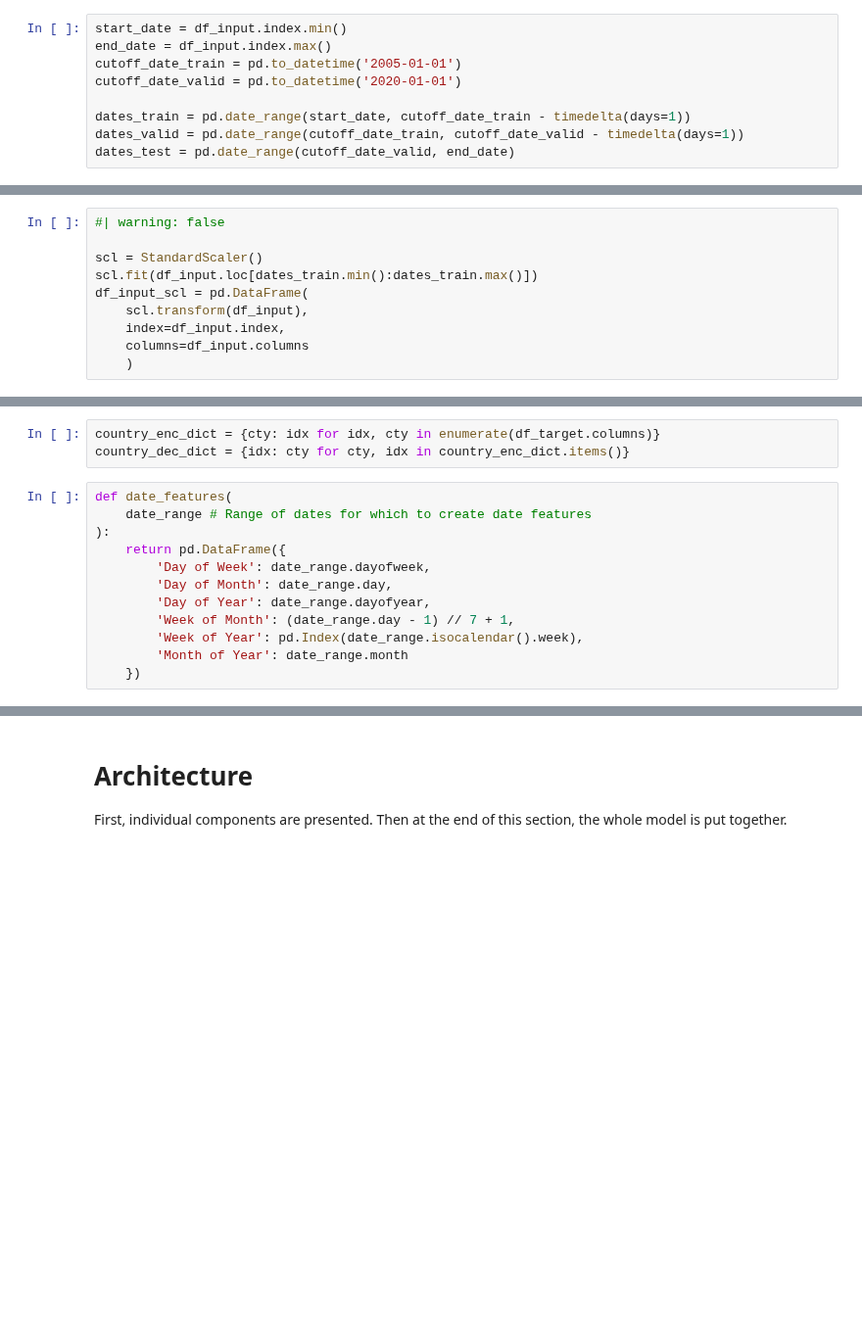
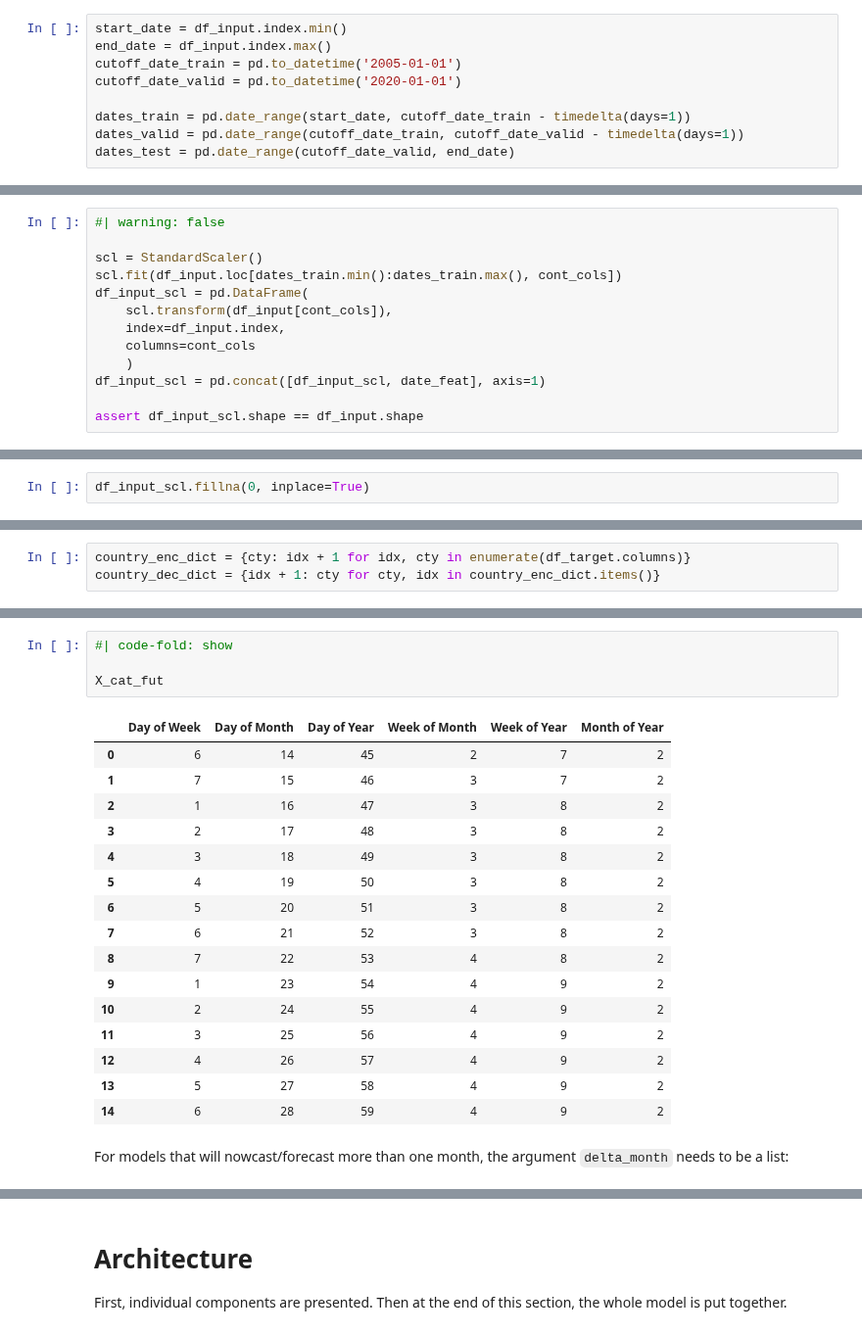
Before and after one commit to dkgaraujo/TemporalFusionTransformers, a Jupyter notebook: temporal_fusion_transformers.ipynb, the cells around one changed output, grey strips where cells are left out. Shown at 98% size. Cells and saved outputs as stored; diff of their text form; blank space fills up the shorter version.

Commit message:
Improvements to data input

```diff
--- a/temporal_fusion_transformers.ipynb
+++ b/temporal_fusion_transformers.ipynb
@@ -126,9 +218,12 @@ The target series will not be scaled because it is already a small number close
 #| warning: false
 
 scl = StandardScaler()
-scl.fit(df_input.loc[dates_train.min():dates_train.max()])
+scl.fit(df_input.loc[dates_train.min():dates_train.max(), cont_cols])
 df_input_scl = pd.DataFrame(
-    scl.transform(df_input),
+    scl.transform(df_input[cont_cols]),
     index=df_input.index,
-    columns=df_input.columns
+    columns=cont_cols
     )
+df_input_scl = pd.concat([df_input_scl, date_feat], axis=1)
+
+assert df_input_scl.shape == df_input.shape
@@ -135 +256,3 @@ df_input_scl = pd.DataFrame(
+# %%
+df_input_scl.fillna(0, inplace=True)
 # %% [markdown]
@@ -147,15 +278,3 @@ On the known future inputs: those will be essentially the categorical date featu
 # %%
-country_enc_dict = {cty: idx for idx, cty in enumerate(df_target.columns)}
-country_dec_dict = {idx: cty for cty, idx in country_enc_dict.items()}
+country_enc_dict = {cty: idx + 1 for idx, cty in enumerate(df_target.columns)}
+country_dec_dict = {idx + 1: cty for cty, idx in country_enc_dict.items()}
-# %%
-def date_features(
-    date_range # Range of dates for which to create date features
-):
-    return pd.DataFrame({
-        'Day of Week': date_range.dayofweek,
-        'Day of Month': date_range.day,
-        'Day of Year': date_range.dayofyear,
-        'Week of Month': (date_range.day - 1) // 7 + 1,
-        'Week of Year': pd.Index(date_range.isocalendar().week),
-        'Month of Year': date_range.month
-    })
@@ -243,0 +372,23 @@ The function `sample_batch` creates one batch of sampled data. Within the same b
+# %%
+#| code-fold: show
+
+X_cat_fut
+# %% [output]
+|  | Day of Week | Day of Month | Day of Year | Week of Month | Week of Year | Month of Year |
+| 0 | 6 | 14 | 45 | 2 | 7 | 2 |
+| 1 | 7 | 15 | 46 | 3 | 7 | 2 |
+| 2 | 1 | 16 | 47 | 3 | 8 | 2 |
+| 3 | 2 | 17 | 48 | 3 | 8 | 2 |
+| 4 | 3 | 18 | 49 | 3 | 8 | 2 |
+| 5 | 4 | 19 | 50 | 3 | 8 | 2 |
+| 6 | 5 | 20 | 51 | 3 | 8 | 2 |
+| 7 | 6 | 21 | 52 | 3 | 8 | 2 |
+| 8 | 7 | 22 | 53 | 4 | 8 | 2 |
+| 9 | 1 | 23 | 54 | 4 | 9 | 2 |
+| 10 | 2 | 24 | 55 | 4 | 9 | 2 |
+| 11 | 3 | 25 | 56 | 4 | 9 | 2 |
+| 12 | 4 | 26 | 57 | 4 | 9 | 2 |
+| 13 | 5 | 27 | 58 | 4 | 9 | 2 |
+| 14 | 6 | 28 | 59 | 4 | 9 | 2 |
+# %% [markdown]
+For models that will nowcast/forecast more than one month, the argument `delta_month` needs to be a list:
```
Also changed, not shown: parts of 87 cells of this notebook, 1 other file.
